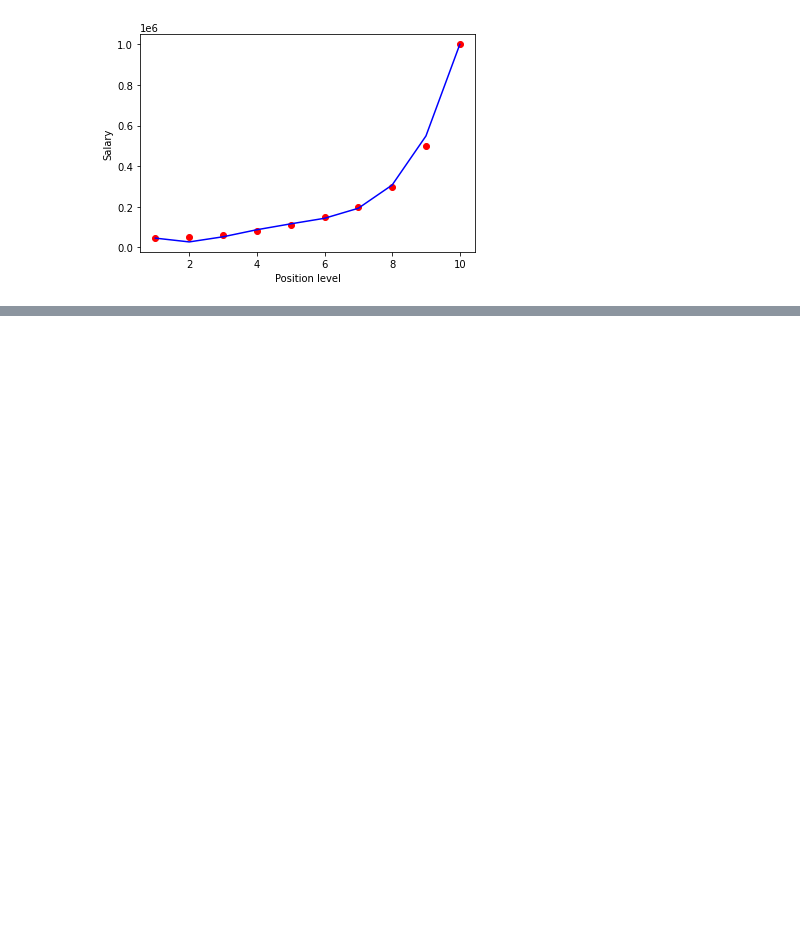
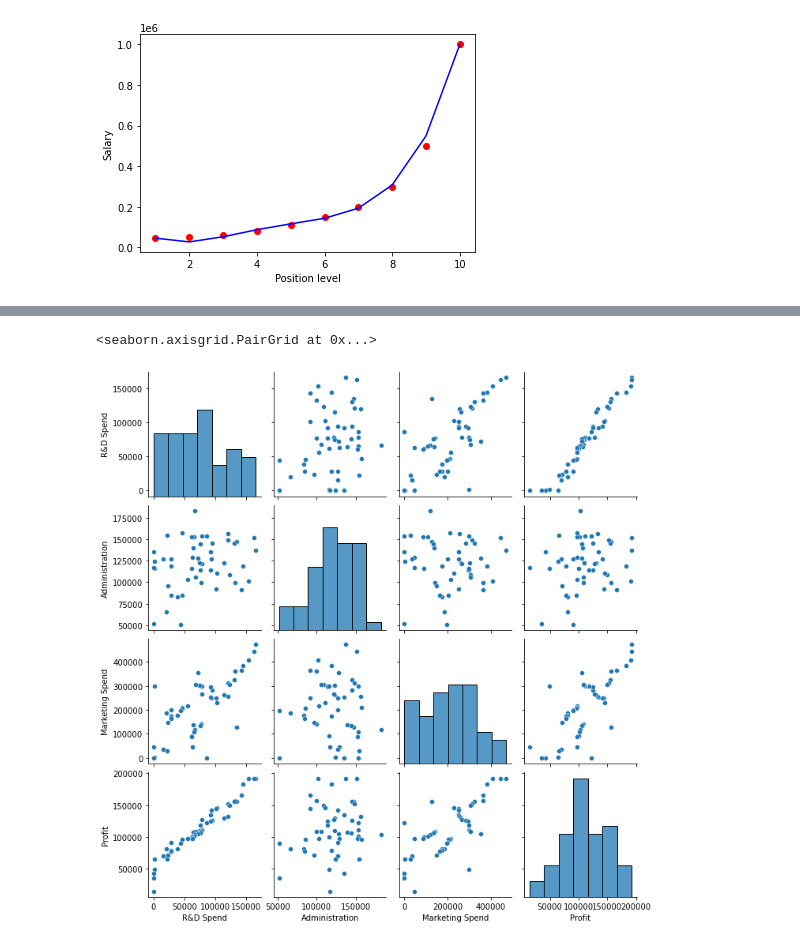
Before and after one commit to portablepro71/AI-Learning, a Jupyter notebook: 8Lesson.ipynb, the cells around one changed output, grey strips where cells are left out. Drawn from its saved outputs; the diff is of its cells as text; code cells hidden in the pictures; blank space fills up the shorter version.

```diff
--- a/8Lesson.ipynb
+++ b/8Lesson.ipynb
@@ -94,0 +95,2 @@ plt.show()
+# %%
+dataset = pd.read_csv('50_Startups.csv')
@@ -94,0 +106,5 @@ plt.show()
+# %%
+sns.pairplot(dataset)
+# %% [output]
+<seaborn.axisgrid.PairGrid at 0x...>
+[figure, added]
```
Also changed, not shown: parts of 32 cells of this notebook.
